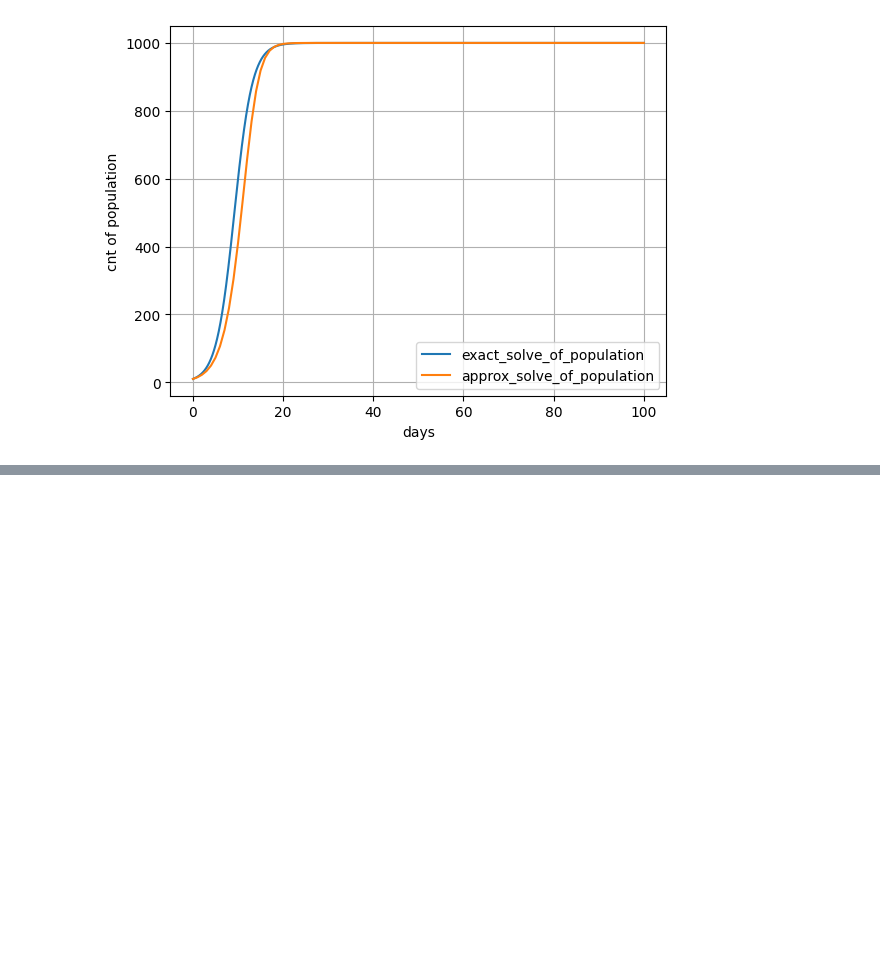
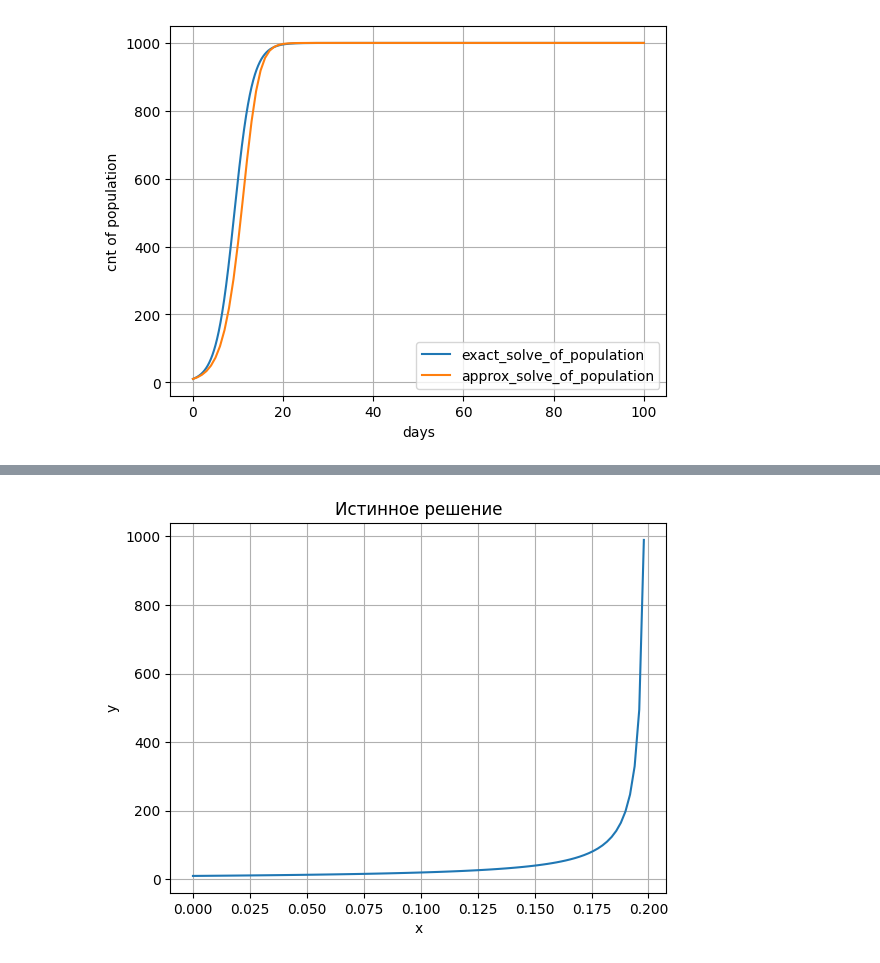
Before and after one commit to XBodya/third_course_2sem, a Jupyter notebook: MKM/src/l04.ipynb, the cells around one changed output, grey strips where cells are left out. Drawn from its saved outputs; the diff is of its cells as text; code cells hidden in the pictures; blank space fills up the shorter version.

```diff
--- a/MKM/src/l04.ipynb
+++ b/MKM/src/l04.ipynb
@@ -55,0 +98,11 @@ plt.show()
+# %%
+true_solve = lambda x: 2 / (0.2 - x)
+x = np.linspace(0, 0.2, 100)
+plt.plot(x, true_solve(x))
+plt.xlabel("x")
+plt.ylabel("y")
+plt.title("Истинное решение")
+plt.grid(True)
+plt.show()
+# %% [output]
+[figure, added]
```
Also changed, not shown: parts of 4 cells of this notebook, 12 other files.
